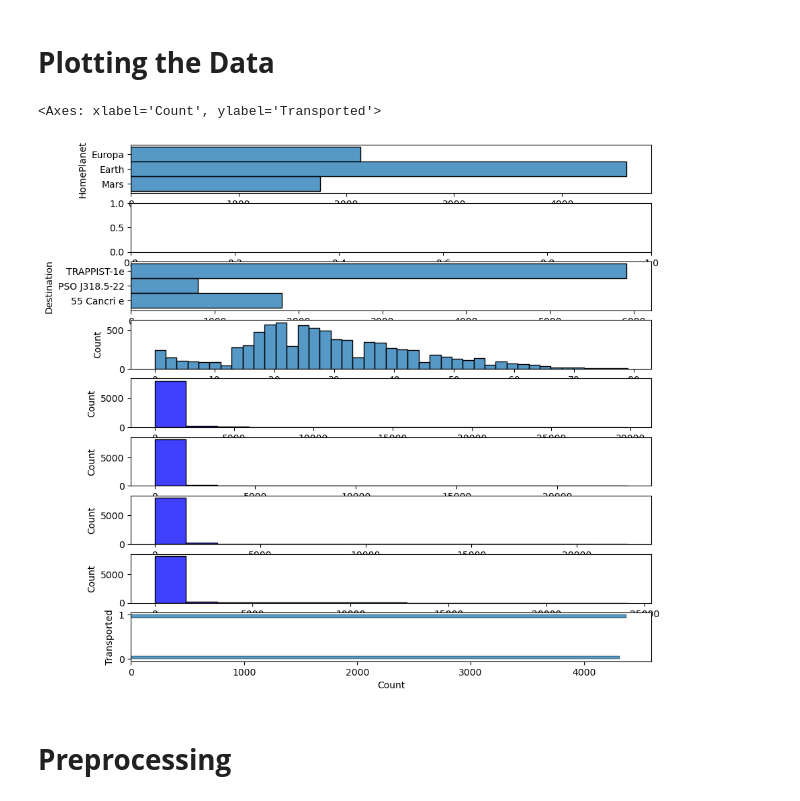
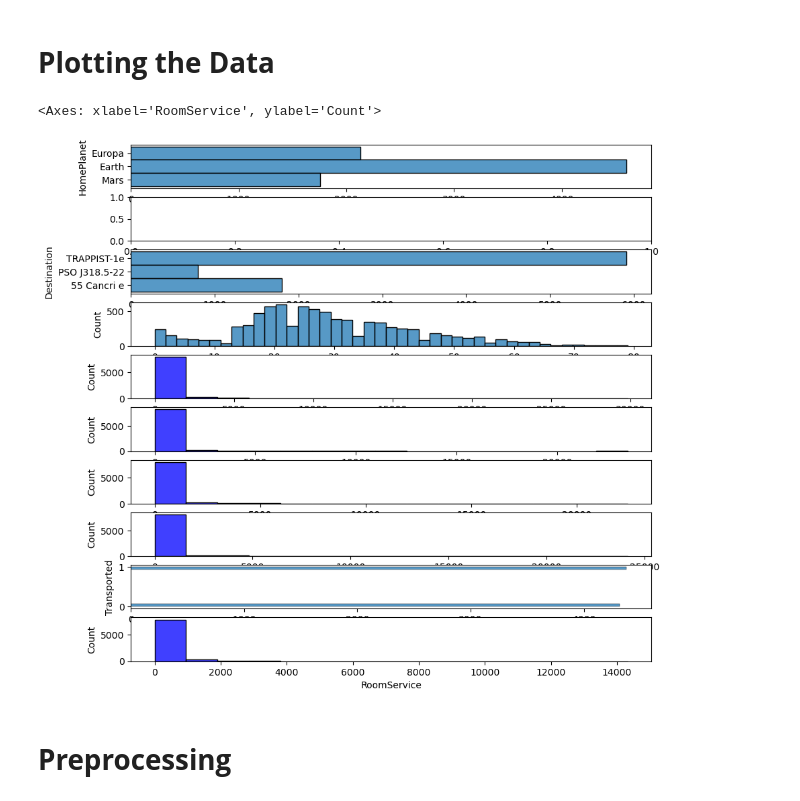
Before and after one commit to JasonQuantrill/Spaceship-Titanic-ML, a Jupyter notebook: spaceship-titanic.ipynb, the cells around one changed output. Cells and saved outputs as stored; diff of their text form; code cells hidden in the pictures.

```diff
--- a/spaceship-titanic.ipynb
+++ b/spaceship-titanic.ipynb
@@ -78,19 +78,20 @@ memory usage: 891.5+ KB
 # %% [markdown]
 # **Plotting the Data**
 # %%
-fig, ax = plt.subplots(9,1,  figsize=(10, 10))
+fig, ax = plt.subplots(10,1,  figsize=(10, 10))
 sns.histplot(space_data, y='HomePlanet', ax=ax[0])
 #sns.histplot(space_data, x='CryoSleep', ax=ax[1])
 sns.histplot(space_data, y='Destination', ax=ax[2])
 sns.histplot(space_data, x='Age', ax=ax[3])
 sns.histplot(space_data, x='FoodCourt', color='b', bins=15, ax=ax[4])
 sns.histplot(space_data, x='ShoppingMall', color='b', bins=15, ax=ax[5])
 sns.histplot(space_data, x='Spa', color='b', bins=15, ax=ax[6])
 sns.histplot(space_data, x='VRDeck', color='b', bins=15, ax=ax[7])
 sns.histplot(space_data, y='Transported', ax=ax[8])
+sns.histplot(space_data, x='RoomService', color='b', bins=15, ax=ax[9])
 # %% [output]
-<Axes: xlabel='Count', ylabel='Transported'>
+<Axes: xlabel='RoomService', ylabel='Count'>
-[figure, old version]
+[figure, new version]
 # %% [markdown]
 # **Preprocessing**
 # %%
```
Also changed, not shown: parts of 4 cells of this notebook.
